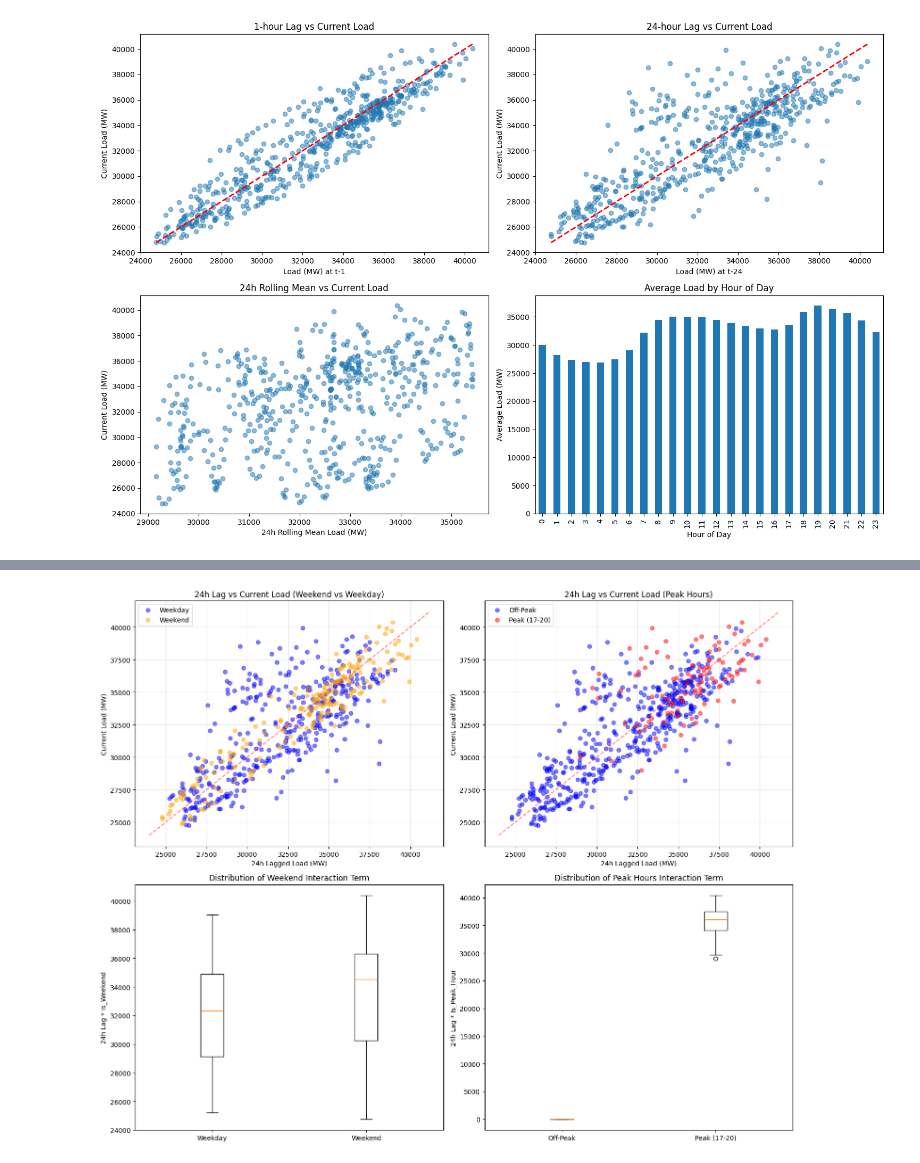
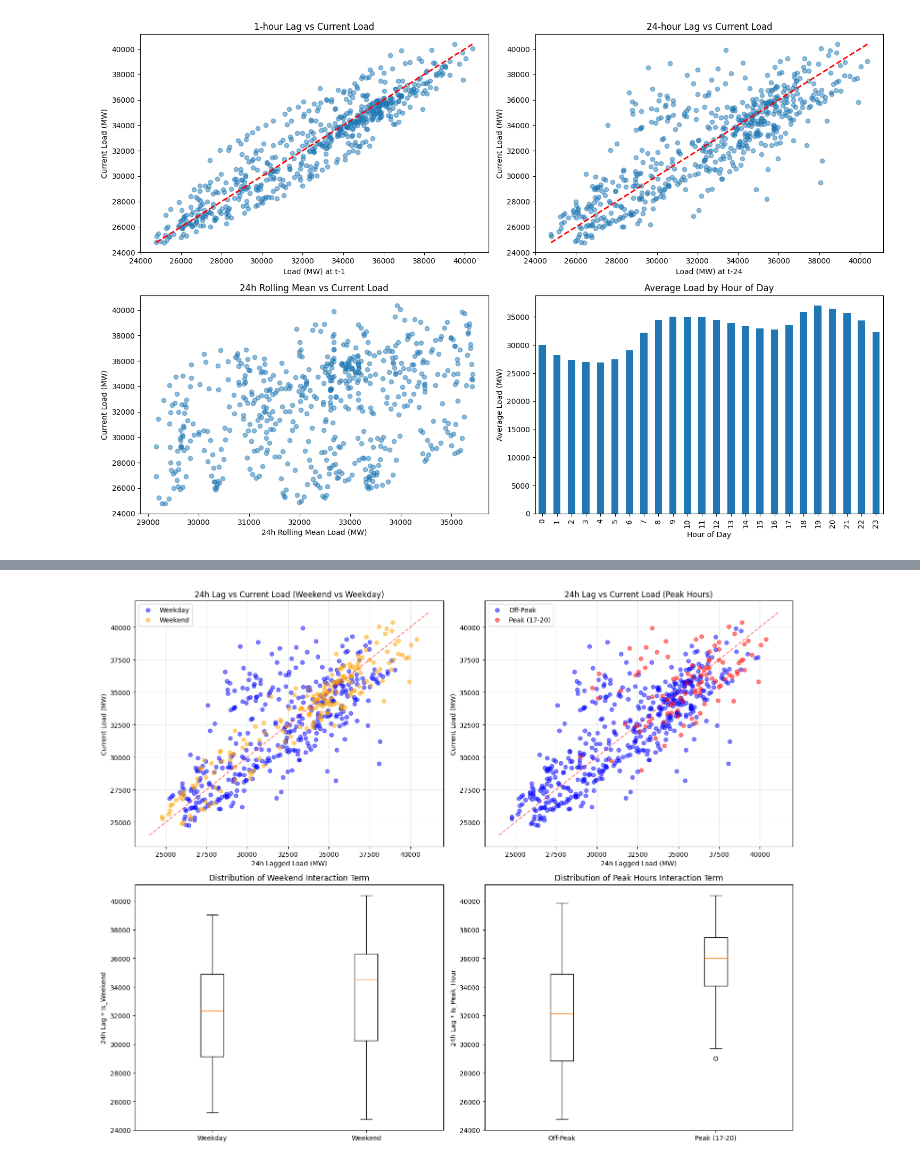
Before and after one commit to DhanaNugraha/Predict-Energy-Demand-with-Weather-Data, a Jupyter notebook: notebooks/demand_forecasting.ipynb, the cells around one changed output, grey strips where cells are left out. Saved outputs shown, nothing was run; the diff lists cells and outputs as text; code cells hidden in the pictures.

Commit message:
fix: boxplot for day of week interaction

```diff
--- a/notebooks/demand_forecasting.ipynb
+++ b/notebooks/demand_forecasting.ipynb
@@ -635,33 +604,34 @@ plt.scatter(
     color="red",
 )
 plt.plot(xlim, xlim, "r--", alpha=0.5)
 plt.title("24h Lag vs Current Load (Peak Hours)")
 plt.xlabel("24h Lagged Load (MW)")
 plt.ylabel("Current Load (MW)")
 plt.legend()
 plt.grid(True, alpha=0.3)
 
 # Plot 3: Weekend interaction term
 plt.subplot(2, 2, 3)
 weekend_values = df[df["is_weekend"] == 1]["load_lag_24h"]
 weekday_values = df[df["is_weekend"] == 0]["load_lag_24h"]
 plt.boxplot(
     [weekday_values, weekend_values], tick_labels=["Weekday", "Weekend"]
 )  # Fixed parameter name
 plt.title("Distribution of Weekend Interaction Term")
 plt.ylabel("24h Lag * Is_Weekend")
 
 # Plot 4: Peak hours interaction term
 plt.subplot(2, 2, 4)
-peak_values = df[peak_mask]["load_lag_24h_peak"]
-offpeak_values = df[~peak_mask]["load_lag_24h_peak"]
+peak_values = df[peak_mask]["load_lag_24h"]
+offpeak_values = df[~peak_mask]["load_lag_24h"]
 plt.boxplot(
     [offpeak_values, peak_values], tick_labels=["Off-Peak", "Peak (17-20)"]
 )  # Fixed parameter name
 plt.title("Distribution of Peak Hours Interaction Term")
 plt.ylabel("24h Lag * Is_Peak_Hour")
 
 plt.tight_layout()
+plt.savefig("../models/Day of Week Interaction.png")
 plt.show()
 # %% [output]
-[figure, old version]
+[figure, new version]
```
Also changed, not shown: parts of 1 cell of this notebook.
